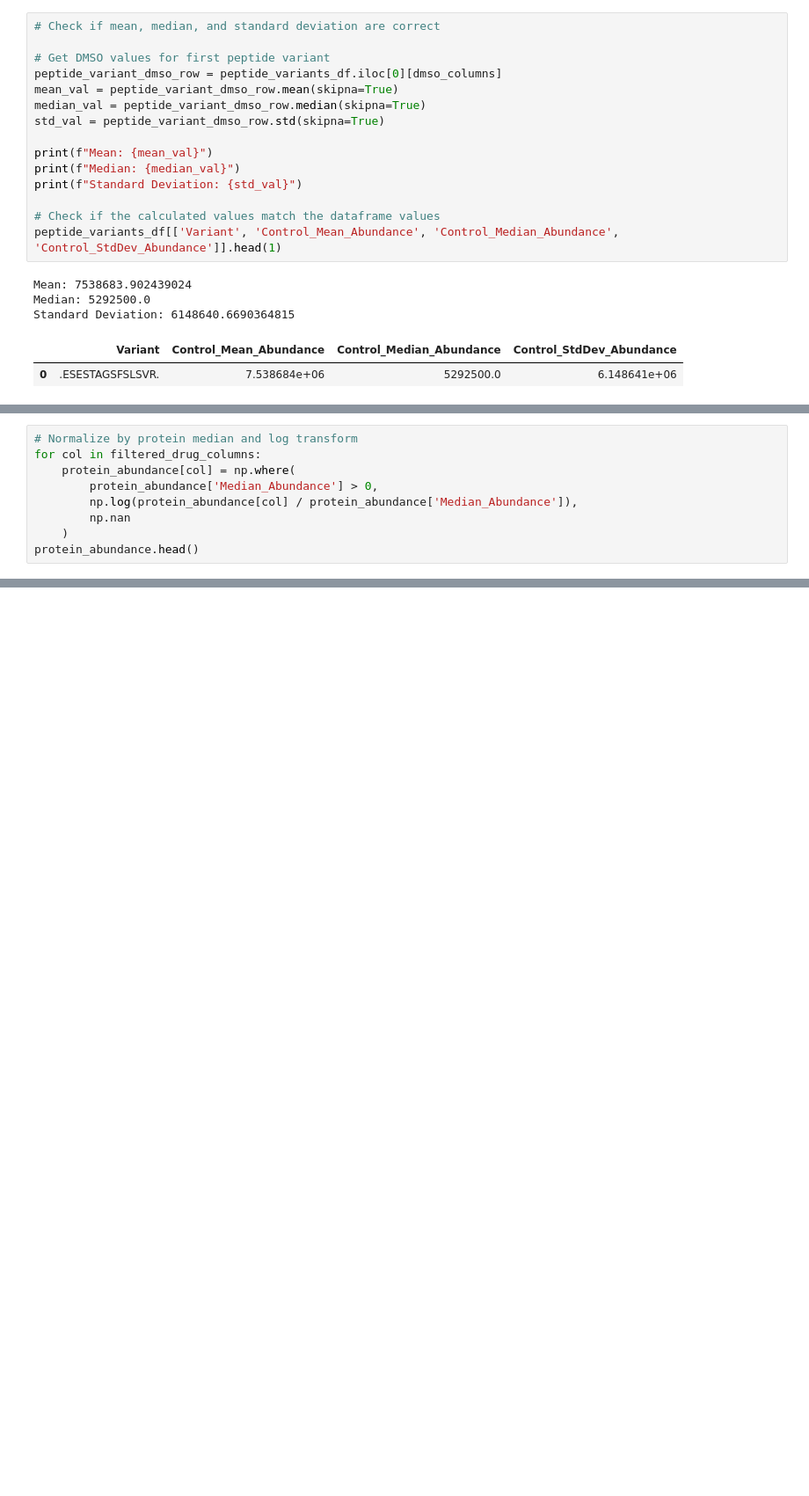
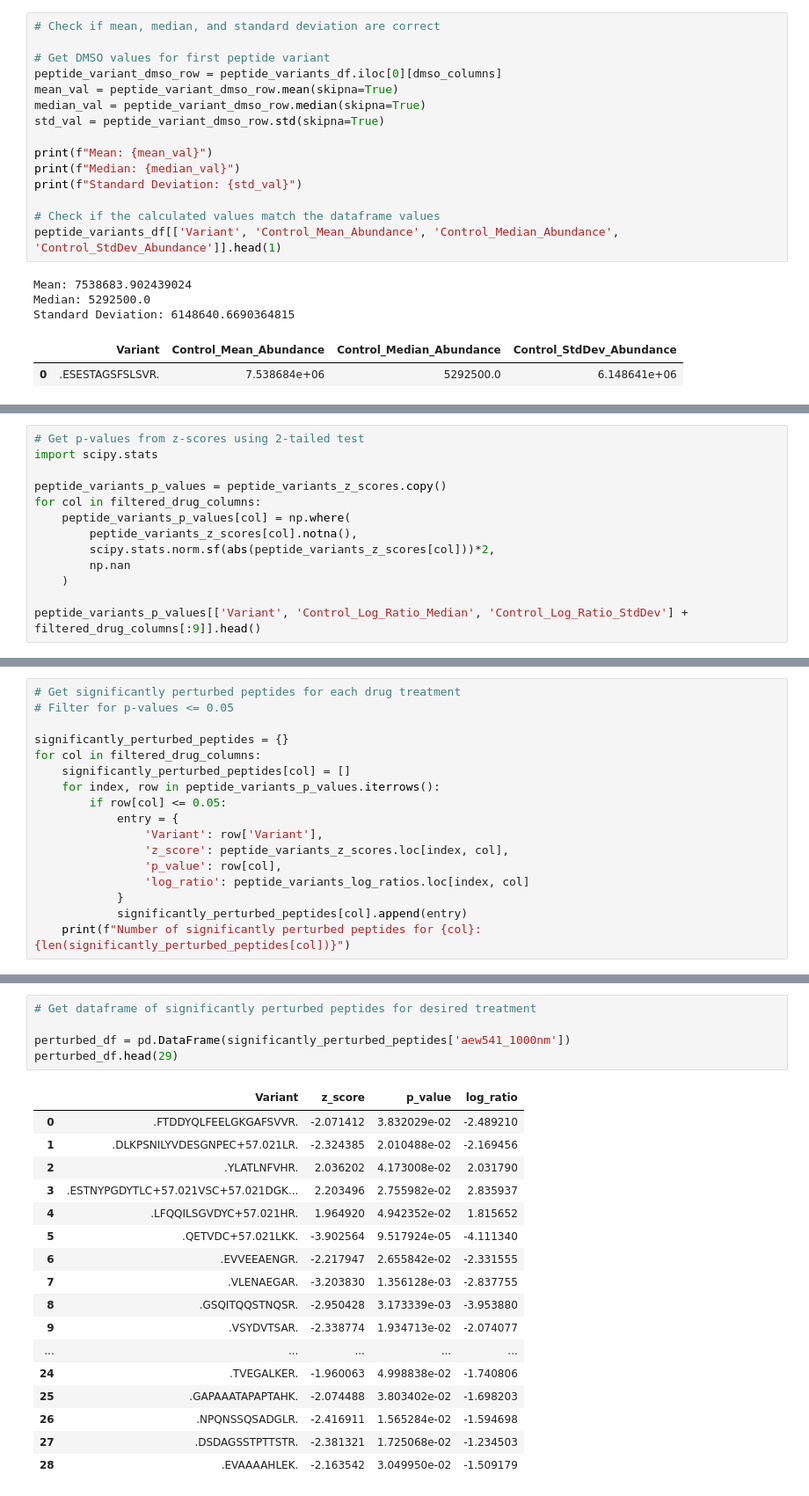
Before and after one commit to Ayushmaniar/Big-Data-Science-Drug-Protein-Interactions, a Jupyter notebook: Statistical_Analysis.ipynb, the cells around one changed output, grey strips where cells are left out. Shown at 88% size. Saved outputs shown, nothing was run; the diff lists cells and outputs as text; blank space fills up the shorter version.

```diff
--- a/Statistical_Analysis.ipynb
+++ b/Statistical_Analysis.ipynb
@@ -380,9 +167,0 @@ protein_abundance.head()
-# %%
-# Normalize by protein median and log transform
-for col in filtered_drug_columns:
-    protein_abundance[col] = np.where(
-        protein_abundance['Median_Abundance'] > 0,
-        np.log(protein_abundance[col] / protein_abundance['Median_Abundance']),
-        np.nan
-    )
-protein_abundance.head()
@@ -398,0 +171,13 @@ protein_abundance.head()
+# %%
+# Get p-values from z-scores using 2-tailed test
+import scipy.stats
+
+peptide_variants_p_values = peptide_variants_z_scores.copy()
+for col in filtered_drug_columns:
+    peptide_variants_p_values[col] = np.where(
+        peptide_variants_z_scores[col].notna(),
+        scipy.stats.norm.sf(abs(peptide_variants_z_scores[col]))*2,
+        np.nan
+    )
+
+peptide_variants_p_values[['Variant', 'Control_Log_Ratio_Median', 'Control_Log_Ratio_StdDev'] + filtered_drug_columns[:9]].head()
@@ -398,0 +197,17 @@ protein_abundance.head()
+# %%
+# Get significantly perturbed peptides for each drug treatment
+# Filter for p-values <= 0.05
+
+significantly_perturbed_peptides = {}
+for col in filtered_drug_columns:
+    significantly_perturbed_peptides[col] = []
+    for index, row in peptide_variants_p_values.iterrows():
+        if row[col] <= 0.05:
+            entry = {
+                'Variant': row['Variant'],
+                'z_score': peptide_variants_z_scores.loc[index, col],
+                'p_value': row[col],
+                'log_ratio': peptide_variants_log_ratios.loc[index, col]
+            }
+            significantly_perturbed_peptides[col].append(entry)
+    print(f"Number of significantly perturbed peptides for {col}: {len(significantly_perturbed_peptides[col])}")
@@ -398,0 +236,23 @@ protein_abundance.head()
+# %%
+# Get dataframe of significantly perturbed peptides for desired treatment
+
+perturbed_df = pd.DataFrame(significantly_perturbed_peptides['aew541_1000nm'])
+perturbed_df.head(29)
+# %% [output]
+|  | Variant | z_score | p_value | log_ratio |
+| 0 | .FTDDYQLFEELGKGAFSVVR. | -2.071412 | 3.832029e-02 | -2.489210 |
+| 1 | .DLKPSNILYVDESGNPEC+57.021LR. | -2.324385 | 2.010488e-02 | -2.169456 |
+| 2 | .YLATLNFVHR. | 2.036202 | 4.173008e-02 | 2.031790 |
+| 3 | .ESTNYPGDYTLC+57.021VSC+57.021DGK... | 2.203496 | 2.755982e-02 | 2.835937 |
+| 4 | .LFQQILSGVDYC+57.021HR. | 1.964920 | 4.942352e-02 | 1.815652 |
+| 5 | .QETVDC+57.021LKK. | -3.902564 | 9.517924e-05 | -4.111340 |
+| 6 | .EVVEEAENGR. | -2.217947 | 2.655842e-02 | -2.331555 |
+| 7 | .VLENAEGAR. | -3.203830 | 1.356128e-03 | -2.837755 |
+| 8 | .GSQITQQSTNQSR. | -2.950428 | 3.173339e-03 | -3.953880 |
+| 9 | .VSYDVTSAR. | -2.338774 | 1.934713e-02 | -2.074077 |
+| ... | ... | ... | ... | ... |
+| 24 | .TVEGALKER. | -1.960063 | 4.998838e-02 | -1.740806 |
+| 25 | .GAPAAATAPAPTAHK. | -2.074488 | 3.803402e-02 | -1.698203 |
+| 26 | .NPQNSSQSADGLR. | -2.416911 | 1.565284e-02 | -1.594698 |
+| 27 | .DSDAGSSTPTTSTR. | -2.381321 | 1.725068e-02 | -1.234503 |
+| 28 | .EVAAAAHLEK. | -2.163542 | 3.049950e-02 | -1.509179 |
```
Also changed, not shown: parts of 33 cells of this notebook, 11 other files.
